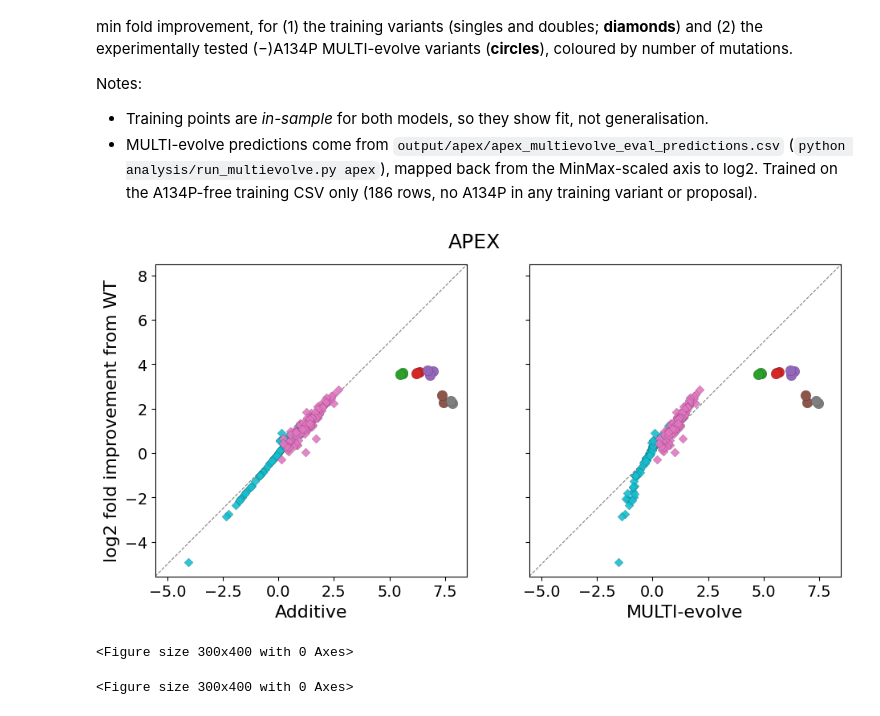
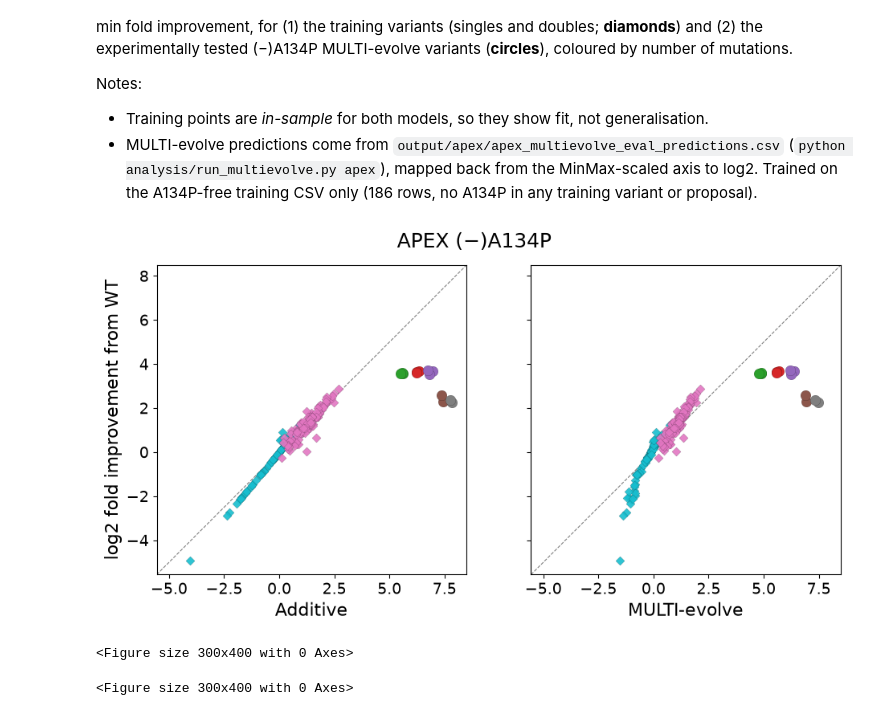
Before and after one commit to dewitt-lab/multievolve-baselines, a Jupyter notebook: analysis/additive-comparison-APEX.ipynb, the cells around one changed output. Saved outputs shown, nothing was run; the diff lists cells and outputs as text; code cells hidden in the pictures.

```diff
--- a/analysis/additive-comparison-APEX.ipynb
+++ b/analysis/additive-comparison-APEX.ipynb
@@ -464,34 +464,34 @@ panels = [(axes[0], 'pred_additive', 'Additive'),
 # common limits so both panels share the same x and y range
 lo = min(ev[['measured', 'pred_additive', 'pred_multievolve']].min())
 hi = max(ev[['measured', 'pred_additive', 'pred_multievolve']].max())
 pad = 0.05 * (hi - lo)
 lims = [lo - pad, hi + pad]
 
 for ax, xcol, xlab in panels:
     for set_name, marker, size, z in [('train', 'D', 32, 3), ('multievolve_variant', 'o', 85, 5)]:
         for n, color in n_colors.items():
             g = ev[(ev['set'] == set_name) & (ev['num_muts'] == n)]
             if len(g) == 0:
                 continue
             ax.scatter(g[xcol], g['measured'], s=size, marker=marker, color=color,
                        edgecolors='black', linewidths=0.1, alpha=0.9 if set_name == 'train' else 1,
                        zorder=z)
     ax.plot(lims, lims, color='gray', linestyle='--', linewidth=0.8, zorder=1)
     ax.set_xlim(lims); ax.set_ylim(lims)
     ax.set_xlabel(xlab, fontsize=14)
     ax.tick_params(labelsize=12)
     ax.set_aspect('equal', adjustable='box')
 
 axes[0].set_ylabel('log2 fold improvement from WT', fontsize=14)
 
-fig.suptitle('APEX', fontsize=15)
+fig.suptitle('APEX ($-$)A134P', fontsize=15)
 plt.tight_layout()
 apply_fontscale(fig)
 fig.savefig('../figures/apex_predictions_vs_measured.pdf', bbox_inches='tight')
 plt.show()
 
 save_predictions_legend('../figures/predictions_vs_measured_legend.pdf')
 # %% [output]
-[figure, old version]
+[figure, new version]
 <Figure size 300x400 with 0 Axes>
 <Figure size 300x400 with 0 Axes>
```
Also changed, not shown: parts of 6 cells of this notebook, 5 other files.
